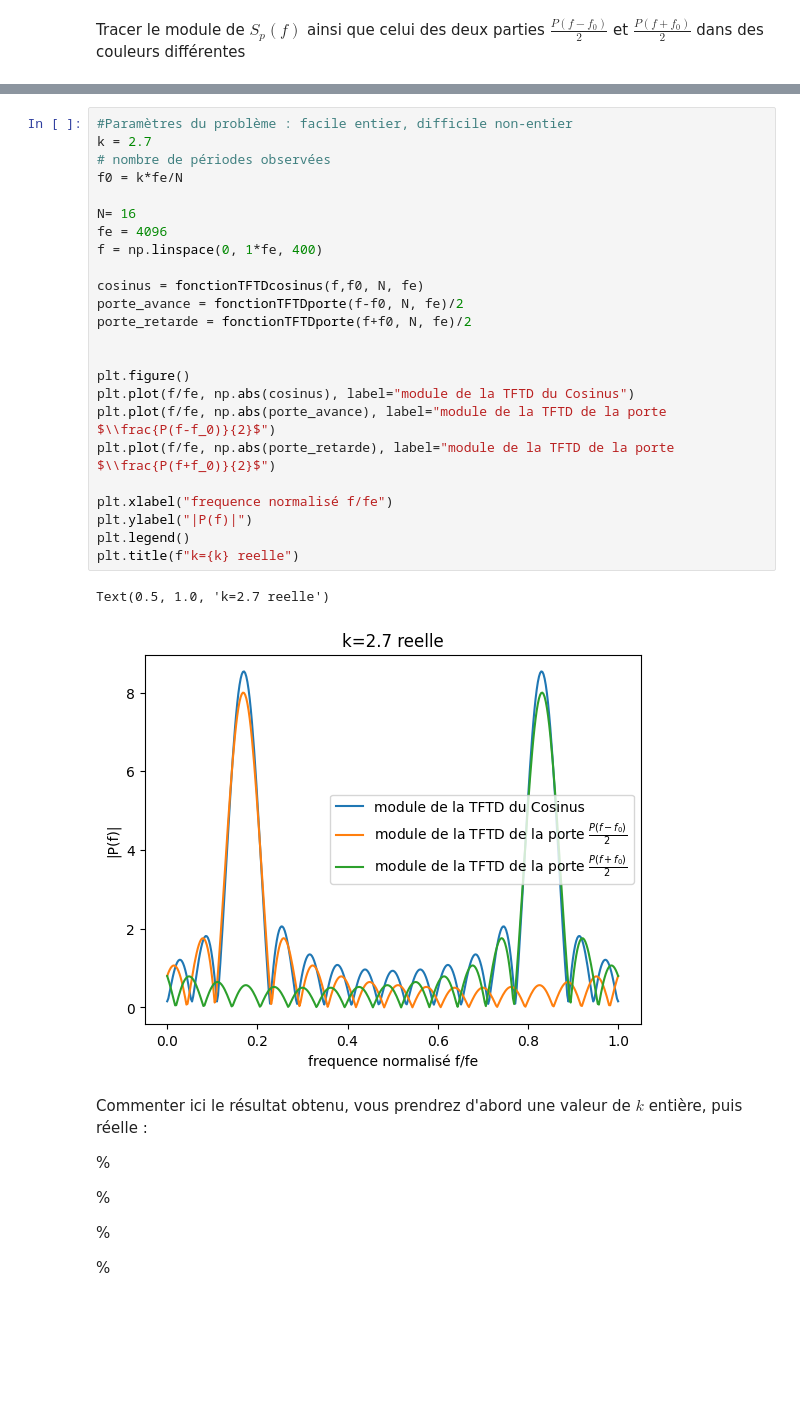
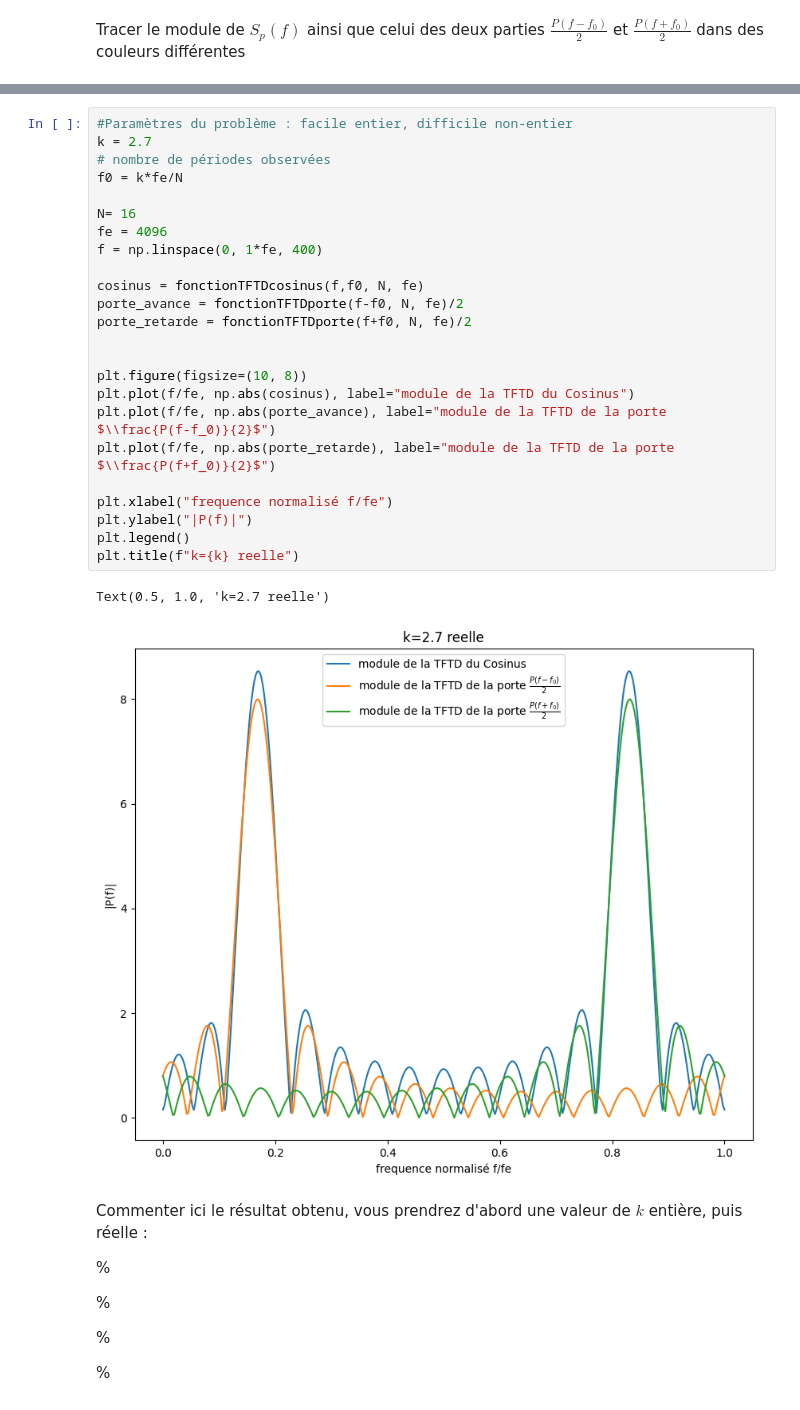
Before and after one commit to ba-talibe/TP_Image_Processing, a Jupyter notebook: TP1_L3_etudiants.ipynb, the cells around one changed output, grey strips where cells are left out. Cells and saved outputs as stored; diff of their text form; blank space fills up the shorter version.

```diff
--- a/TP1_L3_etudiants.ipynb
+++ b/TP1_L3_etudiants.ipynb
@@ -222,30 +222,30 @@ Text(0.5, 1.0, 'k entier')
 # %%
 #Paramètres du problème : facile entier, difficile non-entier
 k = 2.7
 # nombre de périodes observées
 f0 = k*fe/N
 
 N= 16
 fe = 4096
 f = np.linspace(0, 1*fe, 400)
 
 cosinus = fonctionTFTDcosinus(f,f0, N, fe)
 porte_avance = fonctionTFTDporte(f-f0, N, fe)/2
 porte_retarde = fonctionTFTDporte(f+f0, N, fe)/2
 
 
-plt.figure()
+plt.figure(figsize=(10, 8))
 plt.plot(f/fe, np.abs(cosinus), label="module de la TFTD du Cosinus")
 plt.plot(f/fe, np.abs(porte_avance), label="module de la TFTD de la porte $\\frac{P(f-f_0)}{2}$")
 plt.plot(f/fe, np.abs(porte_retarde), label="module de la TFTD de la porte $\\frac{P(f+f_0)}{2}$")
 
 plt.xlabel("frequence normalisé f/fe")
 plt.ylabel("|P(f)|")
 plt.legend()
 plt.title(f"k={k} reelle")
 # %% [output]
 Text(0.5, 1.0, 'k=2.7 reelle')
-[figure, old version]
+[figure, new version]
 # %% [markdown]
 Commenter ici le résultat obtenu, vous prendrez d'abord une valeur de $k$ entière, puis réelle :
 
```
Also changed, not shown: parts of 7 cells of this notebook.
